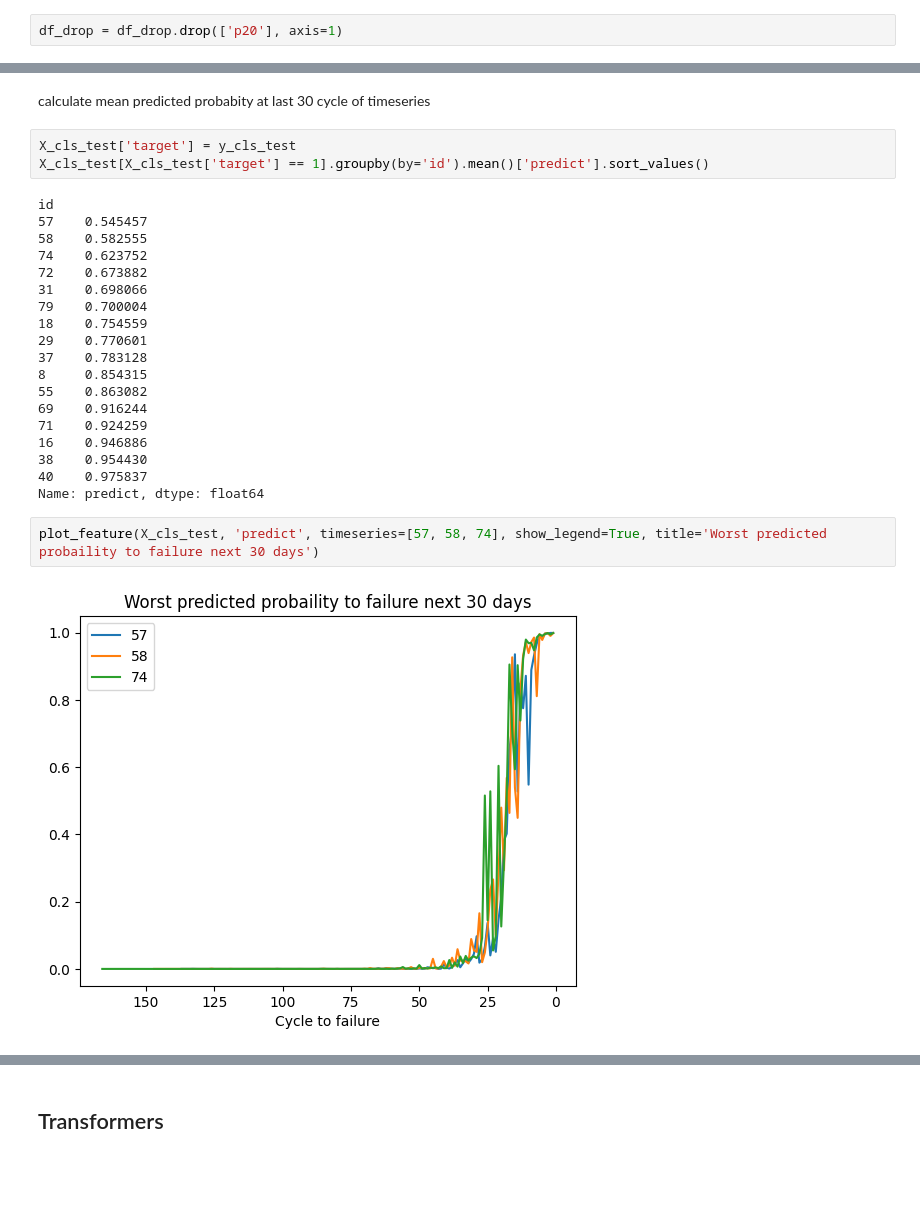
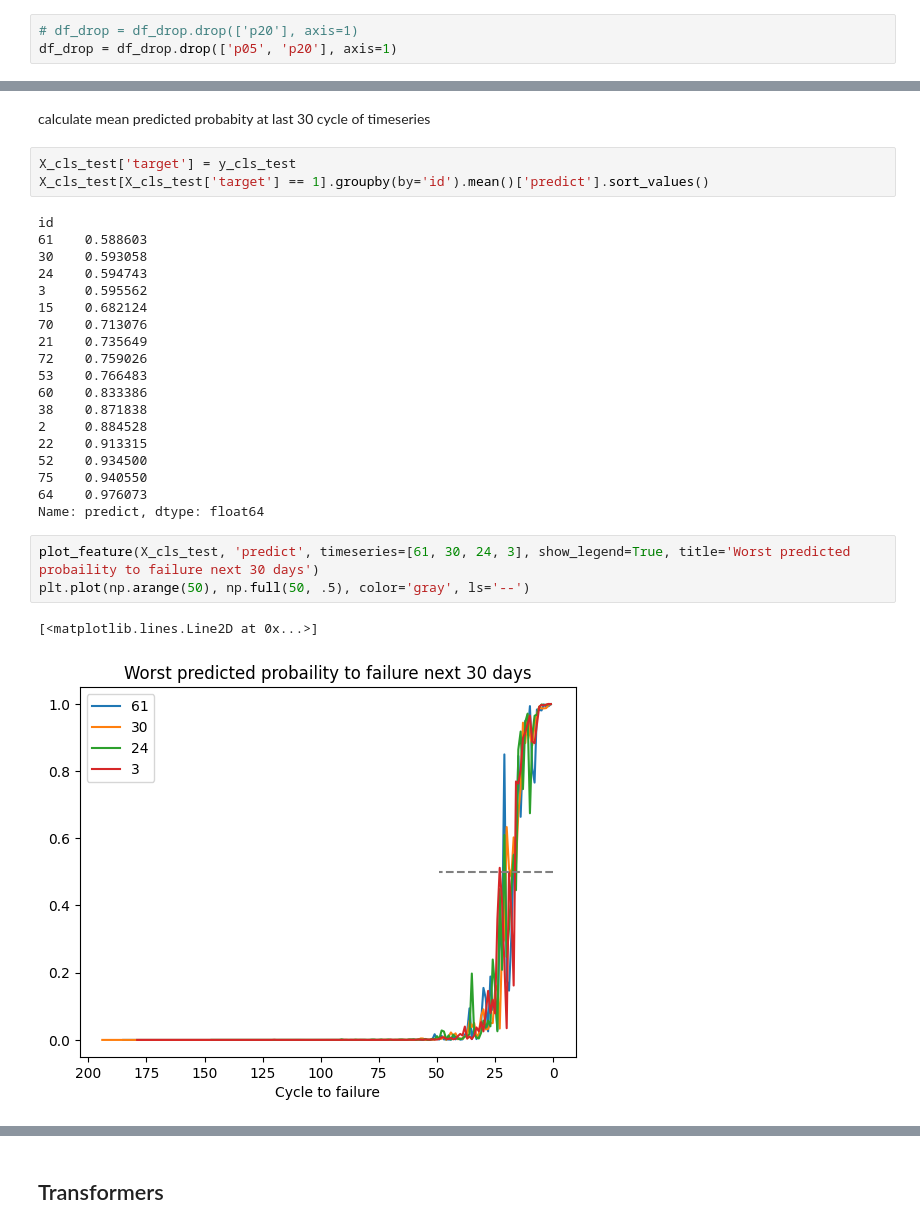
Before and after one commit to bestetc/ttf_prediction_problem, a Jupyter notebook: engine_failure_task.ipynb, the cells around one changed output, grey strips where cells are left out. Drawn from its saved outputs; the diff is of its cells as text; blank space fills up the shorter version.

```diff
--- a/engine_failure_task.ipynb
+++ b/engine_failure_task.ipynb
@@ -206,7 +217,8 @@ df_drop = df.drop(['p00', 'p01', 'p07', 'p09', 'p10', 'p16'], axis=1)
 # %% [markdown]
 Remove one of highly correlated feature
 # %%
-df_drop = df_drop.drop(['p20'], axis=1)
+# df_drop = df_drop.drop(['p20'], axis=1)
+df_drop = df_drop.drop(['p05', 'p20'], axis=1)
 # %% [markdown]
 Make `p17` is binary
 # %%
@@ -382,24 +417,26 @@ X_cls_test['target'] = y_cls_test
 X_cls_test[X_cls_test['target'] == 1].groupby(by='id').mean()['predict'].sort_values()
 # %% [output]
 id
-57    0.545457
-58    0.582555
-74    0.623752
-72    0.673882
-31    0.698066
-79    0.700004
-18    0.754559
-29    0.770601
-37    0.783128
-8     0.854315
-55    0.863082
-69    0.916244
-71    0.924259
-16    0.946886
-38    0.954430
-40    0.975837
+61    0.588603
+30    0.593058
+24    0.594743
+3     0.595562
+15    0.682124
+70    0.713076
+21    0.735649
+72    0.759026
+53    0.766483
+60    0.833386
+38    0.871838
+2     0.884528
+22    0.913315
+52    0.934500
+75    0.940550
+64    0.976073
 Name: predict, dtype: float64
 # %%
-plot_feature(X_cls_test, 'predict', timeseries=[57, 58, 74], show_legend=True, title='Worst predicted probaility to failure next 30 days')
+plot_feature(X_cls_test, 'predict', timeseries=[61, 30, 24, 3], show_legend=True, title='Worst predicted probaility to failure next 30 days')
+plt.plot(np.arange(50), np.full(50, .5), color='gray', ls='--')
 # %% [output]
+[<matplotlib.lines.Line2D at 0x...>]
-[figure, old version]
+[figure, new version]
```
Also changed, not shown: parts of 72 cells of this notebook.
